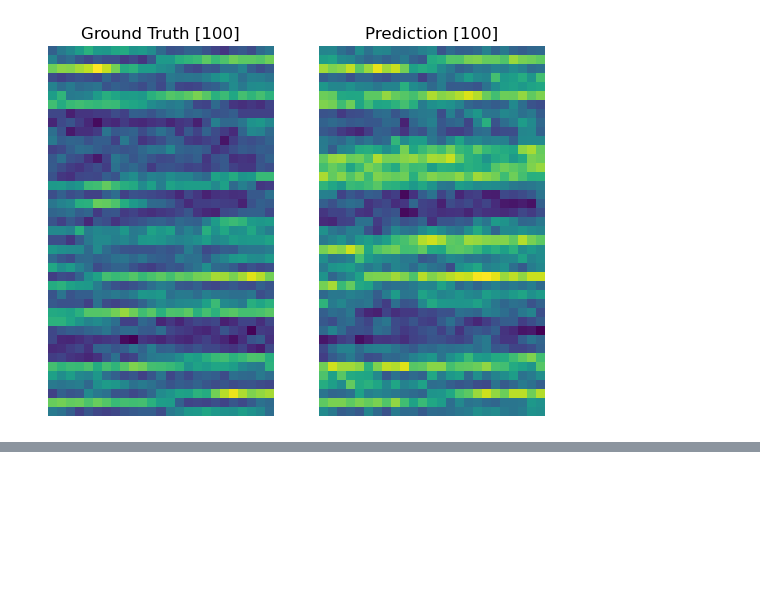
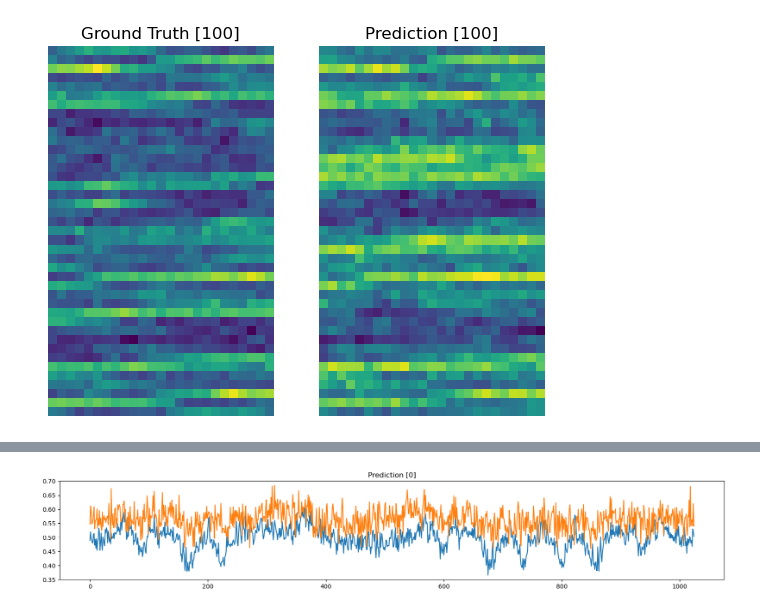
Before and after one commit to armeetj/ultrasound-deeper, a Jupyter notebook: notebooks/viz_outputs.ipynb, the cells around one changed output, grey strips where cells are left out. Drawn from its saved outputs; the diff is of its cells as text; code cells hidden in the pictures; blank space fills up the shorter version.

```diff
--- a/notebooks/viz_outputs.ipynb
+++ b/notebooks/viz_outputs.ipynb
@@ -75,0 +75,19 @@ compare(3600)
+# %%
+def compare_plot(idx):
+    fig, axes = plt.subplots(figsize=(20, 3))
+
+    x, y = data[idx]
+    x = x[0].unsqueeze(0).unsqueeze(0)
+    y = y.unsqueeze(0)
+    y_pred = model(x).detach().numpy()
+
+    axes.plot(range(1025), y.squeeze())
+    axes.set_title(f"Ground Truth [{idx}]")
+
+    axes.plot(range(1025), y_pred.squeeze())
+    axes.set_title(f"Prediction [{idx}]")
+    fig.show()
+# %%
+compare_plot(0)
+# %% [output]
+[figure, added]
```
Also changed, not shown: parts of 9 cells of this notebook, 5 other files.
